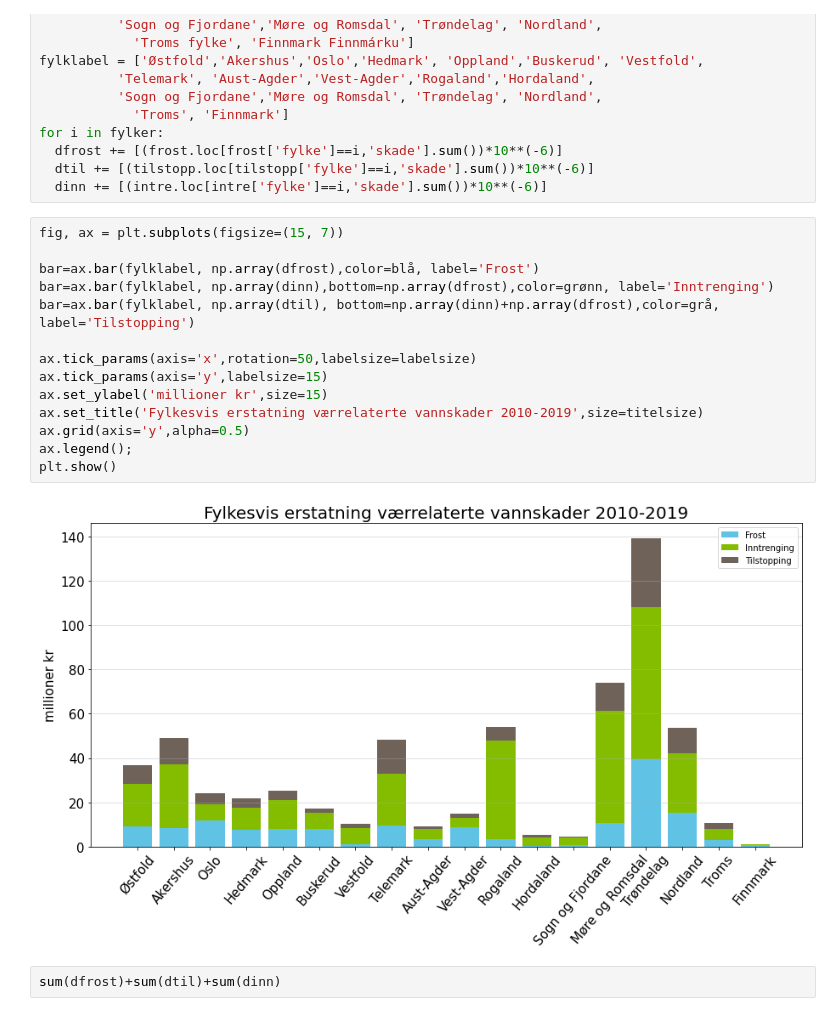
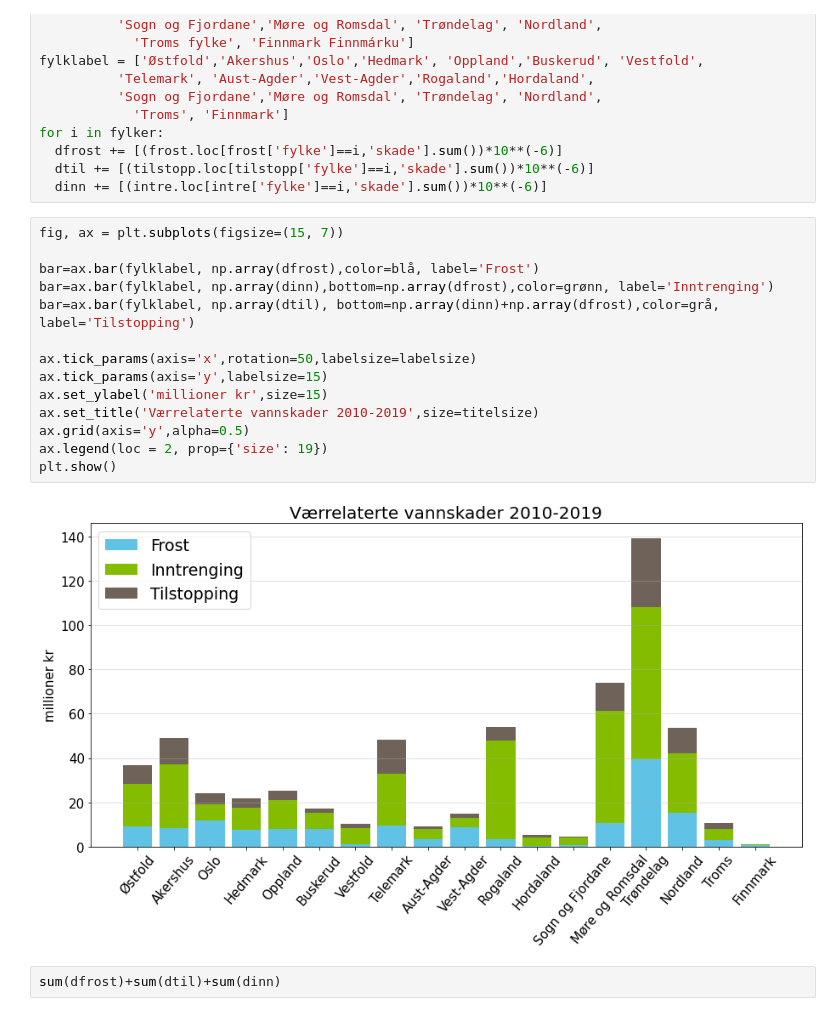
Before and after one commit to eirikngard/Eika, a Jupyter notebook: Eika_vs_FNO.ipynb, the cells around one changed output. Cells and saved outputs as stored; diff of their text form.

```diff
--- a/Eika_vs_FNO.ipynb
+++ b/Eika_vs_FNO.ipynb
@@ -312,19 +340,19 @@ for i in fylker:
 # %%
 fig, ax = plt.subplots(figsize=(15, 7))
 
 bar=ax.bar(fylklabel, np.array(dfrost),color=blå, label='Frost')
 bar=ax.bar(fylklabel, np.array(dinn),bottom=np.array(dfrost),color=grønn, label='Inntrenging')
 bar=ax.bar(fylklabel, np.array(dtil), bottom=np.array(dinn)+np.array(dfrost),color=grå, label='Tilstopping')
 
 ax.tick_params(axis='x',rotation=50,labelsize=labelsize)
 ax.tick_params(axis='y',labelsize=15)
 ax.set_ylabel('millioner kr',size=15)
-ax.set_title('Fylkesvis erstatning værrelaterte vannskader 2010-2019',size=titelsize)
+ax.set_title('Værrelaterte vannskader 2010-2019',size=titelsize)
 ax.grid(axis='y',alpha=0.5)
-ax.legend();
+ax.legend(loc = 2, prop={'size': 19})
 plt.show()
 # %% [output]
-[figure, old version]
+[figure, new version]
 # %%
 sum(dfrost)+sum(dtil)+sum(dinn)
 # %% [output]
```
Also changed, not shown: parts of 13 cells of this notebook.
